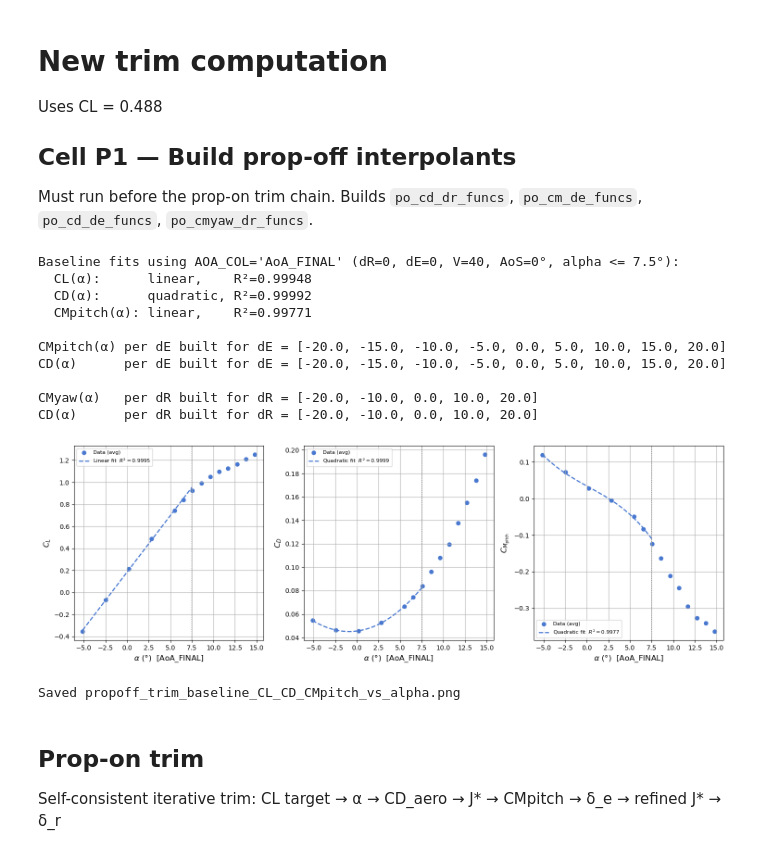
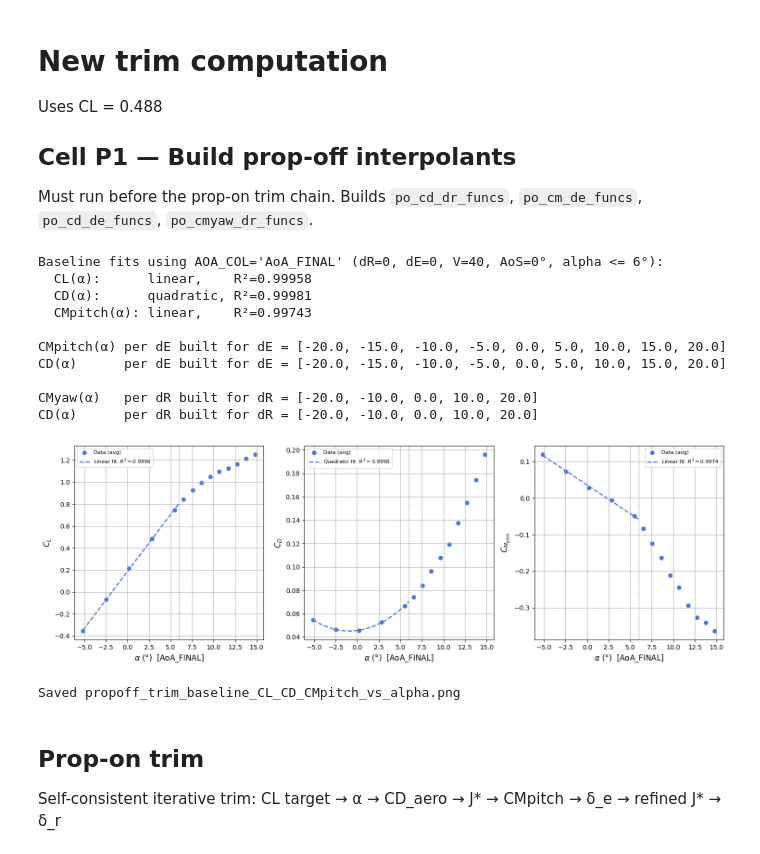
Before and after one commit to DCdeJong2002/Group_15_Redo_BAL, a Jupyter notebook: data_plotter_updated.ipynb, the cells around one changed output. Cells and saved outputs as stored; diff of their text form; code cells hidden in the pictures.

```diff
--- a/data_plotter_updated.ipynb
+++ b/data_plotter_updated.ipynb
@@ -2521,7 +2517,7 @@ for col, src, rnd in [("V_round",   "V",   lambda x: x.round()),
     if col not in df_prop_off.columns:
         df_prop_off[col] = rnd(df_prop_off[src])
 
-ALPHA_FIT_MAX_PO = 7.5
+ALPHA_FIT_MAX_PO = 6
 PO_V    = 40
 PO_AOS  = 0
 PO_DR   = 0
@@ -2568,7 +2564,7 @@ x_base = df_po_base_avg[AOA_COL].to_numpy(dtype=float)
 
 po_cl_func,  po_cl_coeffs,  r2_cl = _fit(x_base, df_po_base_avg["CL_FINAL"].to_numpy(),       1, ALPHA_FIT_MAX_PO)
 po_cd_func,  po_cd_coeffs,  r2_cd = _fit(x_base, df_po_base_avg["CD_FINAL"].to_numpy(),       2, ALPHA_FIT_MAX_PO)
-po_cm_func,  po_cm_coeffs,  r2_cm = _fit(x_base, df_po_base_avg["CMpitch_FINAL"].to_numpy(),  3, ALPHA_FIT_MAX_PO)
+po_cm_func,  po_cm_coeffs,  r2_cm = _fit(x_base, df_po_base_avg["CMpitch_FINAL"].to_numpy(),  1, ALPHA_FIT_MAX_PO)
 
 print(f"Baseline fits using AOA_COL='{AOA_COL}' "
       f"(dR=0, dE=0, V={PO_V}, AoS={PO_AOS}°, alpha <= {ALPHA_FIT_MAX_PO}°):")
@@ -2633,39 +2629,39 @@ fig, axes = plt.subplots(1, 3, figsize=(15, 5))
 pairs = [
     ("CL_FINAL",      po_cl_func, po_cl_coeffs, r2_cl, r"$C_L$",                   1),
     ("CD_FINAL",      po_cd_func, po_cd_coeffs, r2_cd, r"$C_D$",                   2),
-    ("CMpitch_FINAL", po_cm_func, po_cm_coeffs, r2_cm, r"$C_{M_\mathrm{pitch}}$",  3),
+    ("CMpitch_FINAL", po_cm_func, po_cm_coeffs, r2_cm, r"$C_{M_\mathrm{pitch}}$",  1),
 ]
 for ax, (col, fn, co, r2, ylabel, deg) in zip(axes, pairs):
     y_base = df_po_base_avg[col].to_numpy(dtype=float)
     ax.scatter(x_base, y_base, s=35, color=COLORS[0], label="Data (avg)")
     x_fit = np.linspace(x_base[x_base <= ALPHA_FIT_MAX_PO].min(),
                         ALPHA_FIT_MAX_PO, 200)
     ax.plot(x_fit, fn(x_fit), "--", color=COLORS[0], lw=1.8,
             label=f"{'Linear' if deg==1 else 'Quadratic'} fit  $R^2={r2:.4f}$")
     ax.axvline(ALPHA_FIT_MAX_PO, color="gray", ls=":", lw=1.2)
     ax.set_xlabel(fr"$\alpha$ (°)  [{AOA_COL}]")
     ax.set_ylabel(ylabel)
     ax.grid(True)
     ax.legend(fontsize=8)
 
 if SHOW_TITLE:
     fig.suptitle(fr"Prop-off baseline: $V={PO_V}$ m/s, AoS=0°, dR=0°, dE=0°  (x-axis: {AOA_COL})")
 plt.tight_layout()
 plt.savefig(os.path.join(PLOT_DIR, "propoff_trim_baseline_CL_CD_CMpitch_vs_alpha.png"), dpi=SAVE_RES)
 plt.show()
 print(f"Saved propoff_trim_baseline_CL_CD_CMpitch_vs_alpha.png")
 # %% [output]
-Baseline fits using AOA_COL='AoA_FINAL' (dR=0, dE=0, V=40, AoS=0°, alpha <= 7.5°):
-  CL(α):      linear,    R²=0.99948
-  CD(α):      quadratic, R²=0.99992
-  CMpitch(α): linear,    R²=0.99771
+Baseline fits using AOA_COL='AoA_FINAL' (dR=0, dE=0, V=40, AoS=0°, alpha <= 6°):
+  CL(α):      linear,    R²=0.99958
+  CD(α):      quadratic, R²=0.99981
+  CMpitch(α): linear,    R²=0.99743
 
 CMpitch(α) per dE built for dE = [-20.0, -15.0, -10.0, -5.0, 0.0, 5.0, 10.0, 15.0, 20.0]
 CD(α)      per dE built for dE = [-20.0, -15.0, -10.0, -5.0, 0.0, 5.0, 10.0, 15.0, 20.0]
 
 CMyaw(α)   per dR built for dR = [-20.0, -10.0, 0.0, 10.0, 20.0]
 CD(α)      per dR built for dR = [-20.0, -10.0, 0.0, 10.0, 20.0]
-[figure, old version]
+[figure, new version]
 Saved propoff_trim_baseline_CL_CD_CMpitch_vs_alpha.png
 # %% [markdown]
 ## Prop-on trim
```
Also changed, not shown: parts of 28 cells of this notebook, 40 other files.
